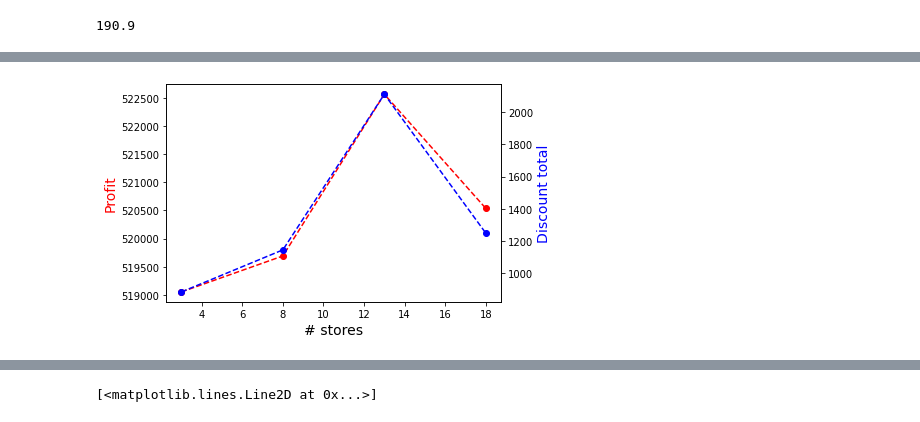
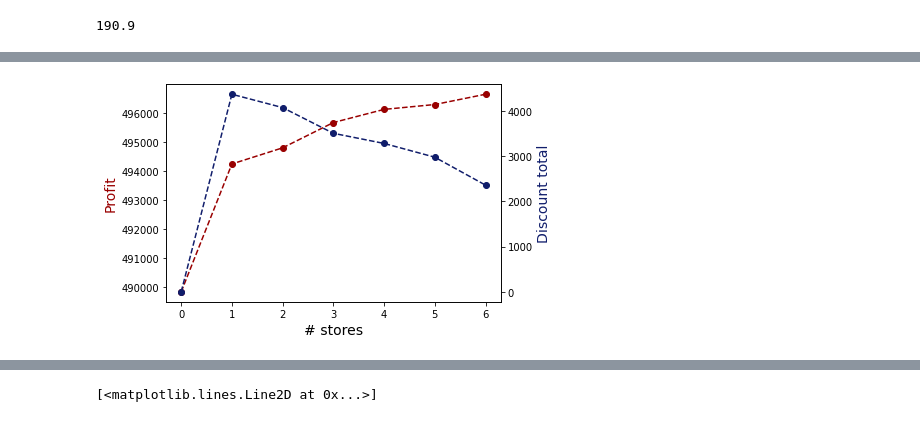
Before and after one commit to riabova/bilevel_pricing, a Jupyter notebook: code/python/plots.ipynb, the cells around one changed output, grey strips where cells are left out. Saved outputs shown, nothing was run; the diff lists cells and outputs as text; code cells hidden in the pictures.

```diff
--- a/code/python/plots.ipynb
+++ b/code/python/plots.ipynb
@@ -25,0 +23,2 @@ spent = [884, 1145, 2111, 1249]
+# %%
+intervals = [[489833, 490723], [494250, 494925], [494807, 495792], [495680, 496368], [496134, 496620], [496302, 496695], [496657, 497243]]
@@ -26,19 +46,22 @@ spent = [884, 1145, 2111, 1249]
+# %%
+rcosts = [16873, 7467, 7206, 6901, 6670, 6805, 7069]
+spent = [0, 4367, 4072, 3504, 3280, 2976, 2359]
 # %%
 # create figure and axis objects with subplots()
 fig,ax = plt.subplots()
 # make a plot
-ax.plot([3, 8, 13, 18], profits, color="red", marker="o", linestyle="--")
+ax.plot(range(7), [x[0] for x in intervals], color="#990000", marker="o", linestyle="--")
 # set x-axis label
 ax.set_xlabel("# stores", fontsize = 14)
 # set y-axis label
-ax.set_ylabel("Profit", color="red", fontsize=14)
+ax.set_ylabel("Profit", color="#990000", fontsize=14)
 # twin object for two different y-axis on the sample plot
 ax2=ax.twinx()
 # make a plot with different y-axis using second axis object
-ax2.plot([3, 8, 13, 18], spent, color="blue", marker="o", linestyle="--")
-ax2.set_ylabel("Discount total",color="blue",fontsize=14)
+ax2.plot(range(7), spent, color="#101D6B", marker="o", linestyle="--")
+ax2.set_ylabel("Discount total",color="#101D6B",fontsize=14)
 plt.show()
 # save the plot as a file
 #fig.savefig('two_different_y_axis_for_single_python_plot_with_twinx.jpg', format='jpeg', dpi=100, bbox_inches='tight')
 # %% [output]
-[figure, old version]
+[figure, new version]
```
Also changed, not shown: parts of 8 cells of this notebook, 23 other files.
